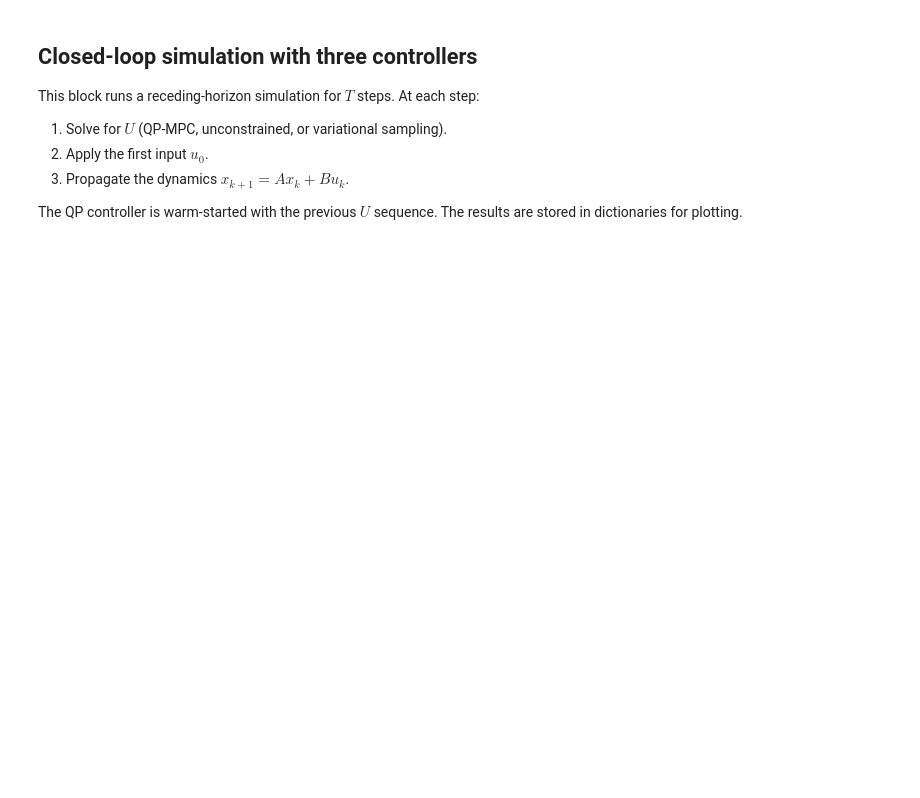
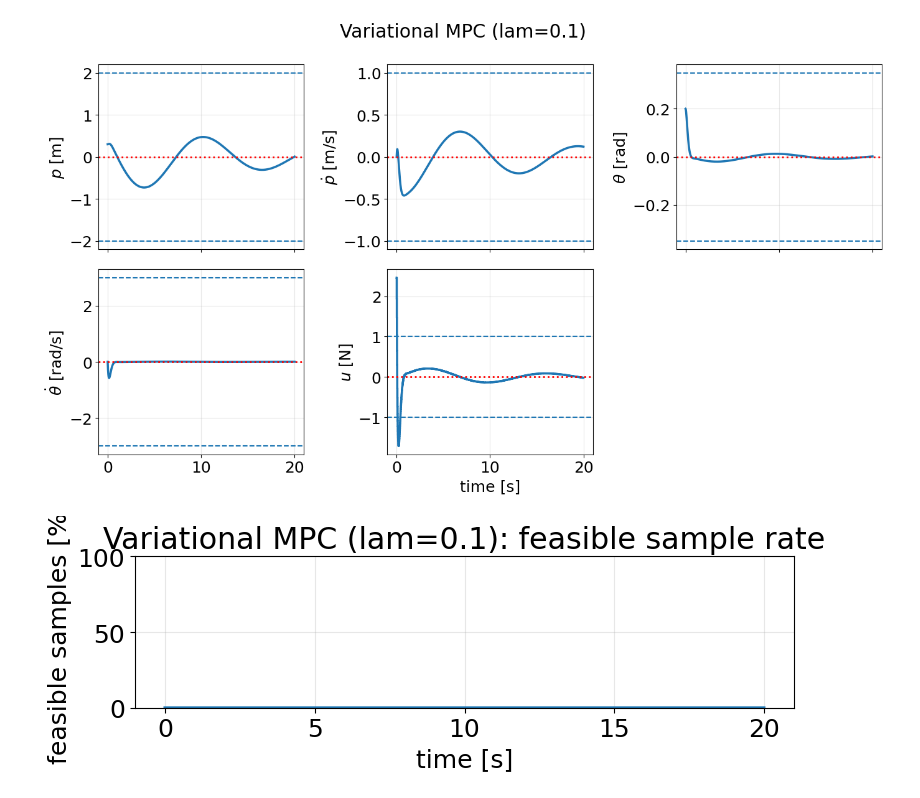
Before and after one commit to k-uta/Variational-Encrypted-Model-Predictive-Control, a Jupyter notebook: test.ipynb, the cells around one changed output. Saved outputs shown, nothing was run; the diff lists cells and outputs as text; code cells hidden in the pictures; blank space fills up the shorter version.

```diff
--- a/test.ipynb
+++ b/test.ipynb
@@ -239,10 +409,0 @@ The controller applies the first element of $\hat U_K$.
-# %% [markdown]
-## Closed-loop simulation with three controllers
-This block runs a receding-horizon simulation for $T$ steps. At each step:
-
-1. Solve for $U$ (QP-MPC, unconstrained, or variational sampling).
-2. Apply the first input $u_0$.
-3. Propagate the dynamics $x_{k+1} = A x_k + B u_k$.
-
-The QP controller is warm-started with the previous $U$ sequence. The results
-are stored in dictionaries for plotting.
@@ -288,43 +410,68 @@ baseline_results = {
 # %%
-
-# Variational sampling MPC
-sigma0 = 5.0 # nominal
+# Variational sampling MPC (polynomial surrogate weights)
+sigma0 = 1.0  # tuned for >30% feasible sample rate
 Sigma0 = (sigma0**2) * np.eye(Nm)
-K_samples = 2000 # number of samples
-lambda_values = [0.5, 1.0, 2.0, 5.0]
-lambda_plot = 2.0
-
+K_samples = 2000  # number of samples
+eta_variational = 0.002  # tuned for >30% feasible sample rate
+lambda_plot = 0.2
+lambda_values = [lambda_plot]
 
 variational_runs = {}
 for lam in lambda_values:
     variational = VariationalMPC(mpc_problem=mpc, penalty=penalty, lambda_param=lam, Sigma_0=Sigma0)
 
     def ctrl_variational(x, _, _variational=variational):
         u, Useq, info = sampling.sample_variational_control(
-            x, variational=_variational, penalty=penalty, K=K_samples,
-            cheb_coeffs=indicator_solver["coeffs"],
-            cheb_bound=cheb_bound,
+            x,
+            variational=_variational,
+            penalty=penalty,
+            K=K_samples,
+            cheb_coeffs=surrogate_solver["coeffs"],
+            cheb_bound=surrogate_solver["bound"],
             cheb_clip=True,
-            cheb_weight_mode=cheb_weight_mode,
-            cheb_eta=eta_indicator,
+            cheb_eta=eta_variational,
         )
         return u, Useq, info
 
     xs, us, info, elapsed = mpc_utils.simulate(
         f"Variational (lam={lam})", x0, ctrl_variational, A=A, B=B, T_steps=T_steps
     )
+
+    accept_series = np.array([d.get("accept_rate", np.nan) for d in info], dtype=float)
+
     variational_runs[lam] = {
         "xs": xs,
         "us": us,
         "info": info,
         "runtime": elapsed,
         "cost": mpc_utils.trajectory_cost(xs, us, Q=Q, R=R, Qf=Qf),
         "viol": mpc_utils.max_constraint_violation(xs, us, Gx=Gx, hx=hx, Gu=Gu, hu=hu),
         "accept": mpc_utils.avg_acceptance(info),
+        "accept_series": accept_series,
     }
 
-if lambda_plot not in variational_runs:
-    lambda_plot = lambda_values[0]
+# Plot one choice of lambda
+plot_mpc(
+    variational_runs[lambda_plot]["xs"],
+    variational_runs[lambda_plot]["us"],
+    title_prefix=f"Variational MPC (lam={lambda_plot})",
+)
+
+# Plot feasible sample percentage over time
+accept_series = variational_runs[lambda_plot]["accept_series"]
+t_accept = np.arange(len(accept_series)) * dt
+plt.figure(figsize=(8, 3))
+plt.plot(t_accept, 100.0 * accept_series, linewidth=2.0)
+plt.ylim(0, 100)
+plt.xlabel("time [s]")
+plt.ylabel("feasible samples [%]")
+plt.title(f"Variational MPC (lam={lambda_plot}): feasible sample rate")
+plt.grid(True, alpha=0.3)
+plt.tight_layout()
+plt.show()
+# %% [output]
+[figure, added]
+[figure, added]
 # %%
 # Print runtime / cost summary
 print("\n=== Runtime / Cost Summary ===")
```
Also changed, not shown: parts of 13 cells of this notebook, 24 other files.
